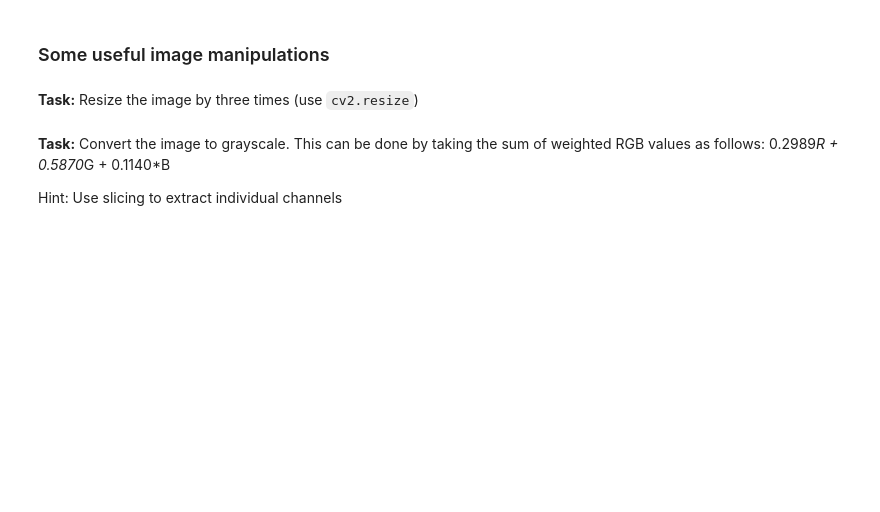
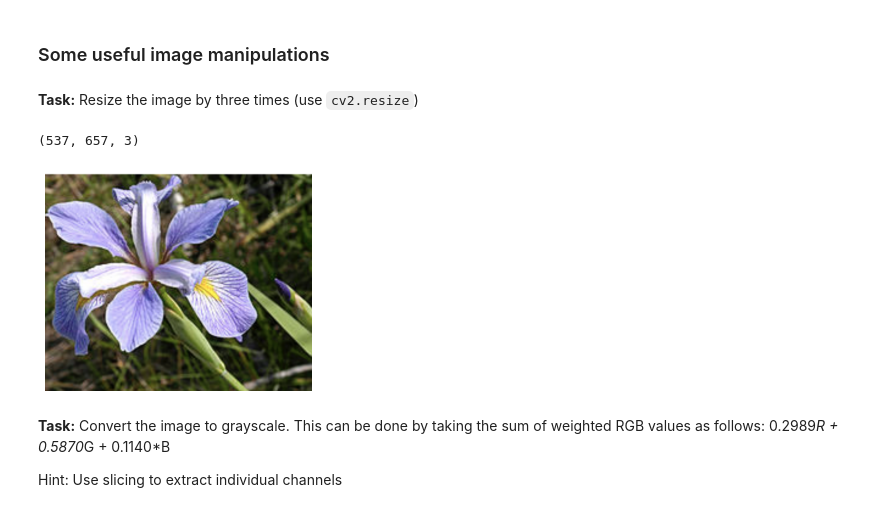
Before and after one commit to rwth-lfb/MLL, a Jupyter notebook: Notebooks/1_Basics/1_Basics_students.ipynb, the cells around one changed output. Cells and saved outputs as stored; diff of their text form; code cells hidden in the pictures; blank space fills up the shorter version.

```diff
--- a/Notebooks/1_Basics/1_Basics_students.ipynb
+++ b/Notebooks/1_Basics/1_Basics_students.ipynb
@@ -200,3 +299,14 @@ Hint: You can do so by the array slicing method you learned above
+# %%
+# Your code here:
+# Please name the image 'resizedImg'
+dim = (iris2.shape[1]*3,iris2.shape[0]*3)
+resizedImg = cv2.resize(iris2, dim)
+plt.axis('off')
+plt.imshow(resizedImg)
+print(resizedImg.shape)
+# %% [output]
+(537, 657, 3)
+[figure, added]
 # %% [markdown]
 **Task:** Convert the image to grayscale. This can be done by taking the sum of weighted RGB values as follows: 0.2989*R + 0.5870*G + 0.1140*B
 
```
Also changed, not shown: parts of 56 cells of this notebook.
